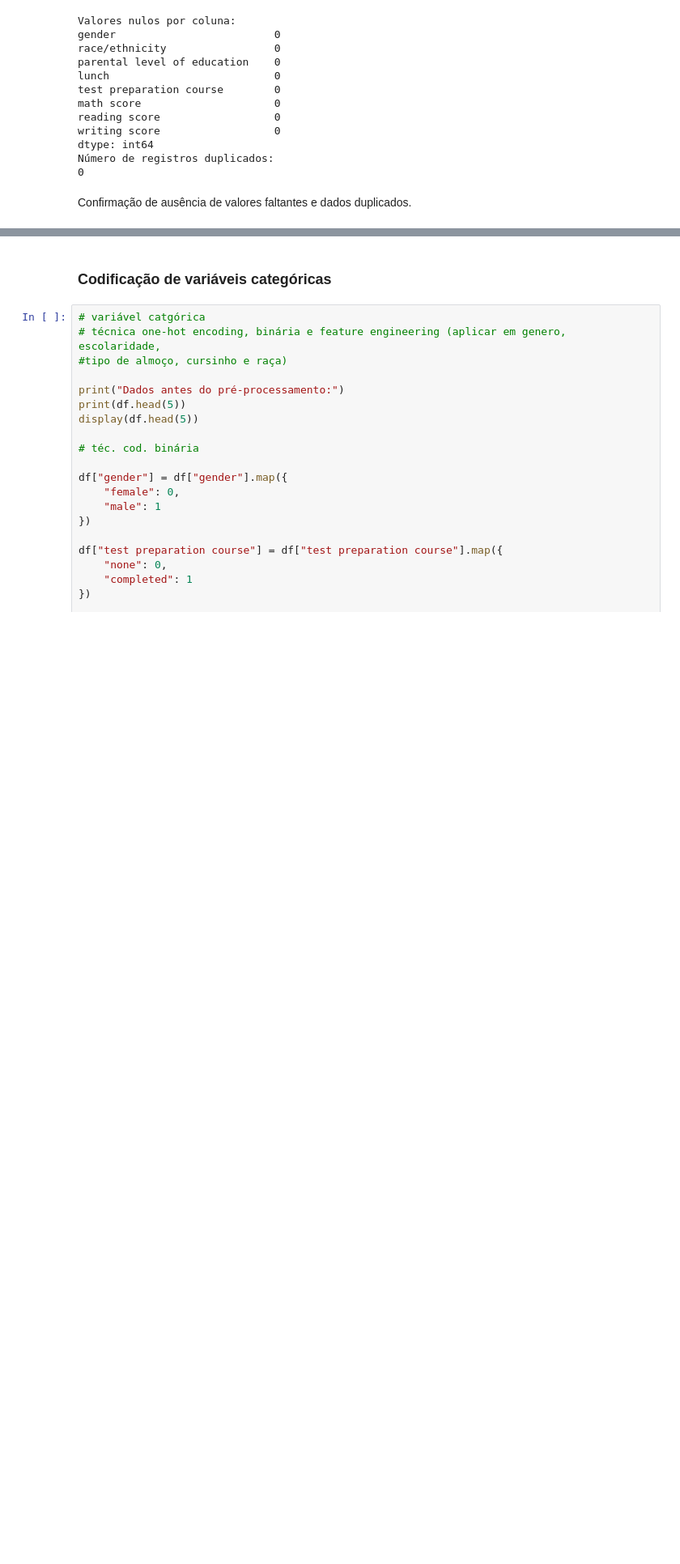
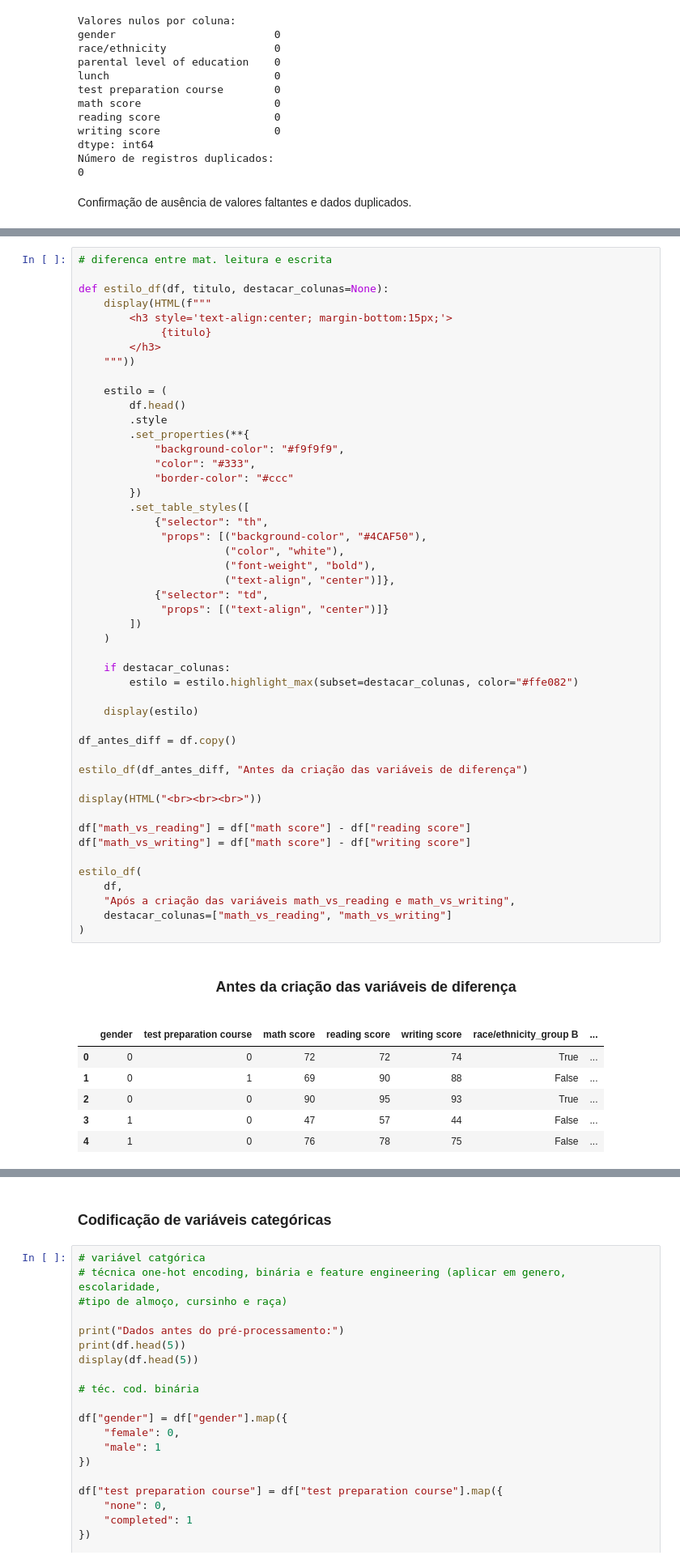
Before and after one commit to Vieiraligia/Data-Science-and-Analytics, a Jupyter notebook: MVP Analise de Dados e Boas Praticas/MVP_AnalisedeDadoseBoasPraticas.ipynb, the cells around one changed output, grey strips where cells are left out. Shown at 81% size. Drawn from its saved outputs; the diff is of its cells as text; blank space fills up the shorter version.

```diff
--- a/MVP Analise de Dados e Boas Praticas/MVP_AnalisedeDadoseBoasPraticas.ipynb
+++ b/MVP Analise de Dados e Boas Praticas/MVP_AnalisedeDadoseBoasPraticas.ipynb
@@ -407,0 +604,56 @@ Confirmação de ausência de valores faltantes e dados duplicados.
+# %%
+# diferenca entre mat. leitura e escrita
+
+def estilo_df(df, titulo, destacar_colunas=None):
+    display(HTML(f"""
+        <h3 style='text-align:center; margin-bottom:15px;'>
+             {titulo}
+        </h3>
+    """))
+
+    estilo = (
+        df.head()
+        .style
+        .set_properties(**{
+            "background-color": "#f9f9f9",
+            "color": "#333",
+            "border-color": "#ccc"
+        })
+        .set_table_styles([
+            {"selector": "th",
+             "props": [("background-color", "#4CAF50"),
+                       ("color", "white"),
+                       ("font-weight", "bold"),
+                       ("text-align", "center")]},
+            {"selector": "td",
+             "props": [("text-align", "center")]}
+        ])
+    )
+
+    if destacar_colunas:
+        estilo = estilo.highlight_max(subset=destacar_colunas, color="#ffe082")
+
+    display(estilo)
+
+df_antes_diff = df.copy()
+
+estilo_df(df_antes_diff, "Antes da criação das variáveis de diferença")
+
+display(HTML("<br><br><br>"))
+
+df["math_vs_reading"] = df["math score"] - df["reading score"]
+df["math_vs_writing"] = df["math score"] - df["writing score"]
+
+estilo_df(
+    df,
+    "Após a criação das variáveis math_vs_reading e math_vs_writing",
+    destacar_colunas=["math_vs_reading", "math_vs_writing"]
+)
+# %% [output]
+Antes da criação das variáveis de diferença
+|  | gender | test preparation course | math score | reading score | writing score | race/ethnicity_group B | ... |
+| 0 | 0 | 0 | 72 | 72 | 74 | True | ... |
+| 1 | 0 | 1 | 69 | 90 | 88 | False | ... |
+| 2 | 0 | 0 | 90 | 95 | 93 | True | ... |
+| 3 | 1 | 0 | 47 | 57 | 44 | False | ... |
+| 4 | 1 | 0 | 76 | 78 | 75 | False | ... |
```
Also changed, not shown: parts of 7 cells of this notebook.
